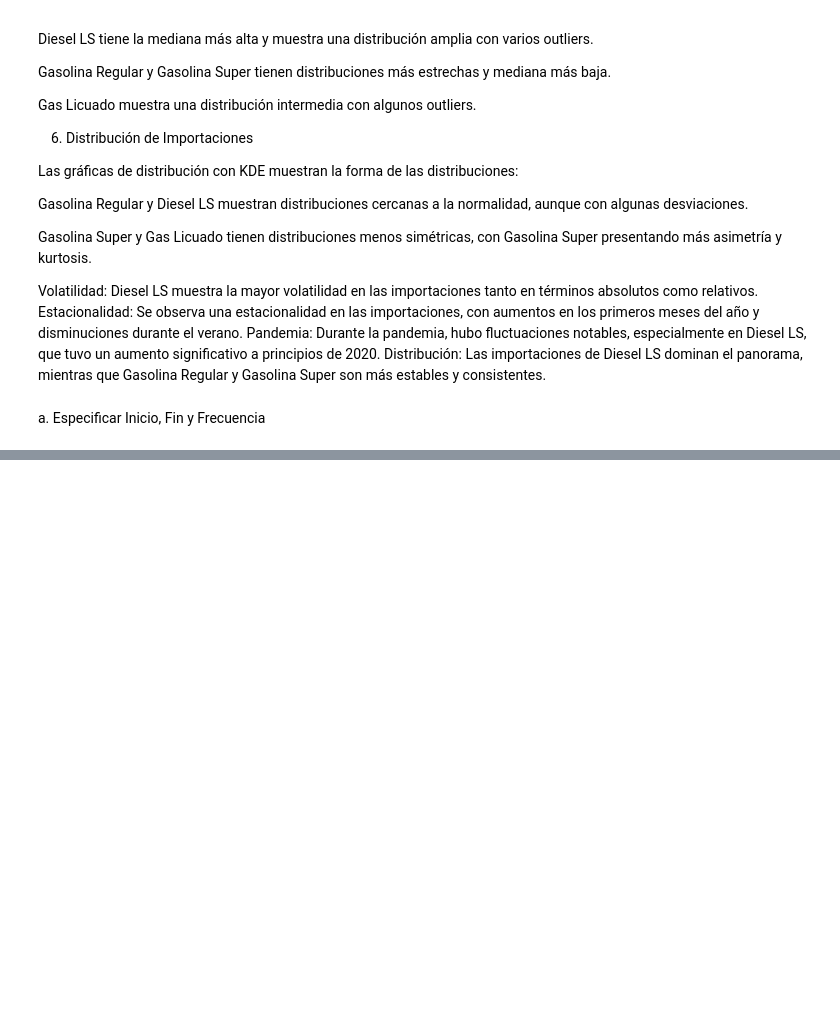
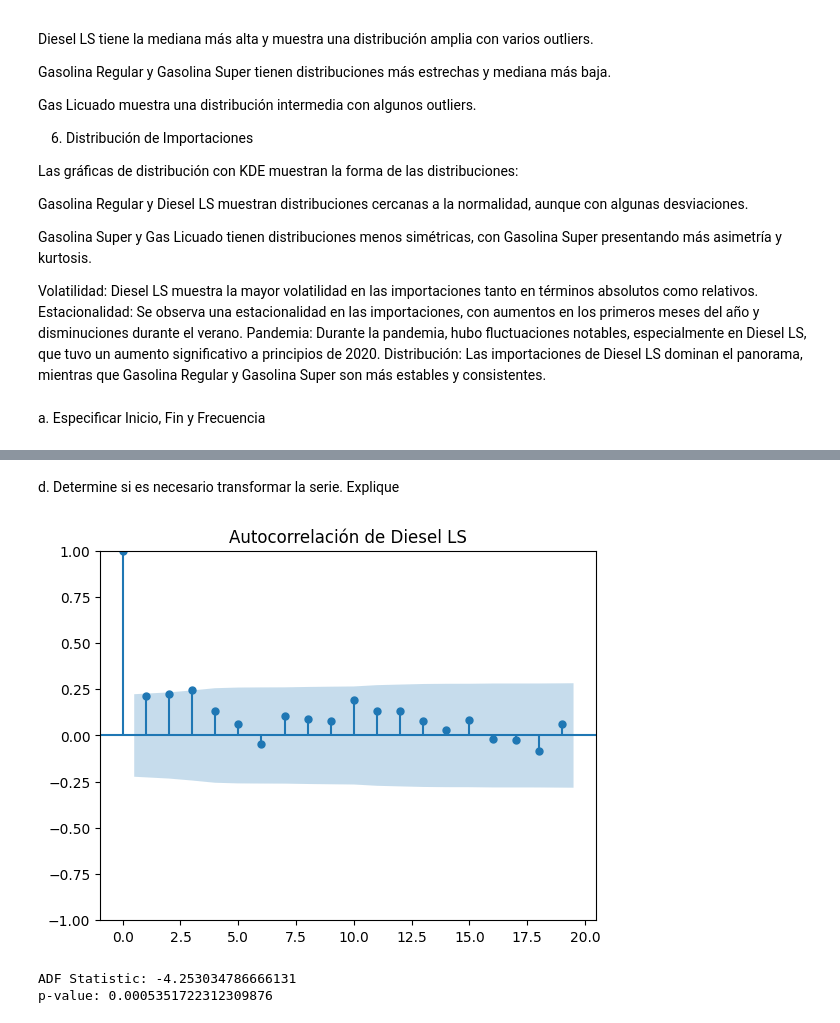
Before and after one commit to AGM54/DataSc, a Jupyter notebook: data.ipynb, the cells around one changed output, grey strips where cells are left out. Cells and saved outputs as stored; diff of their text form; code cells hidden in the pictures; blank space fills up the shorter version.

```diff
--- a/data.ipynb
+++ b/data.ipynb
@@ -441,0 +498,19 @@ Warnings:
+# %% [markdown]
+d. Determine si es necesario transformar la serie. Explique
+# %%
+from statsmodels.graphics.tsaplots import plot_acf
+
+plot_acf(importacion_df_filtered['DieselLS'].dropna())
+plt.title('Autocorrelación de Diesel LS')
+plt.show()
+# %% [output]
+[figure, added]
+# %%
+from statsmodels.tsa.stattools import adfuller
+
+adf_result = adfuller(importacion_df_filtered['DieselLS'].dropna())
+print(f"ADF Statistic: {adf_result[0]}")
+print(f"p-value: {adf_result[1]}")
+# %% [output]
+ADF Statistic: -4.253034786666131
+p-value: 0.0005351722312309876
```
Also changed, not shown: parts of 11 cells of this notebook.
